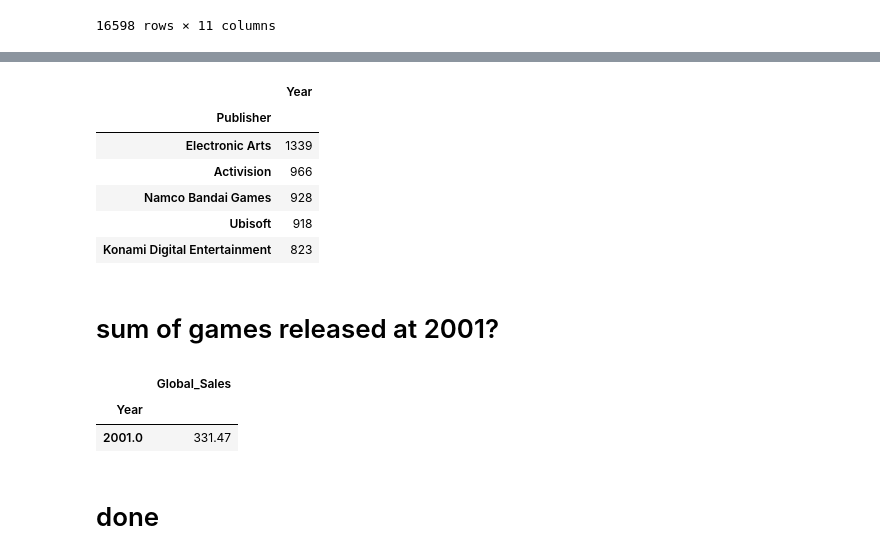
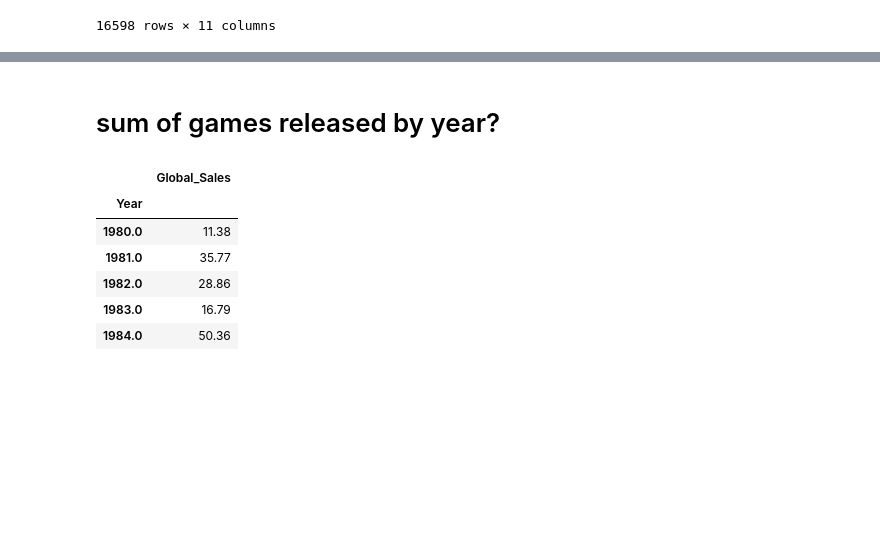
Before and after one commit to andriiglukhyi/data-science, a Jupyter notebook: vg-stats.ipynb, the cells around one changed output, grey strips where cells are left out. Cells and saved outputs as stored; diff of their text form; code cells hidden in the pictures; blank space fills up the shorter version.

```diff
--- a/vg-stats.ipynb
+++ b/vg-stats.ipynb
@@ -136,0 +137,3 @@ df
+# %%
+df['diff'] = abs(df['NA_Sales']-df['JP_Sales'])
+df[['Name','diff']].sort_values(by='diff',ascending=False)
@@ -137,22 +159,13 @@ df
+# %% [markdown]
+# sum of games released by year?
 # %%
-sea = pd.DataFrame(df['Year'].groupby(df.Publisher).count()).sort_values('Year', ascending=False).head()
-sea
+year = pd.DataFrame(df[['Year', 'Global_Sales']].groupby(df.Year)['Global_Sales'].sum()).head()
+year
 # %% [output]
-|  | Year |
-| Publisher |  |
-| Electronic Arts | 1339 |
-| Activision | 966 |
-| Namco Bandai Games | 928 |
-| Ubisoft | 918 |
-| Konami Digital Entertainment | 823 |
+|  | Global_Sales |
+| Year |  |
+| 1980.0 | 11.38 |
+| 1981.0 | 35.77 |
+| 1982.0 | 28.86 |
+| 1983.0 | 16.79 |
+| 1984.0 | 50.36 |
-# %% [markdown]
-# sum of games released at 2001?
-# %%
-year = pd.DataFrame(df[['Year', 'Global_Sales']].groupby(df.Year)['Global_Sales'].sum())
-year
-# %% [output]
-|  | Global_Sales |
-| Year |  |
-| 2001.0 | 331.47 |
-# %% [markdown]
-# done
```
Also changed, not shown: parts of 5 cells of this notebook, 2 other files.
